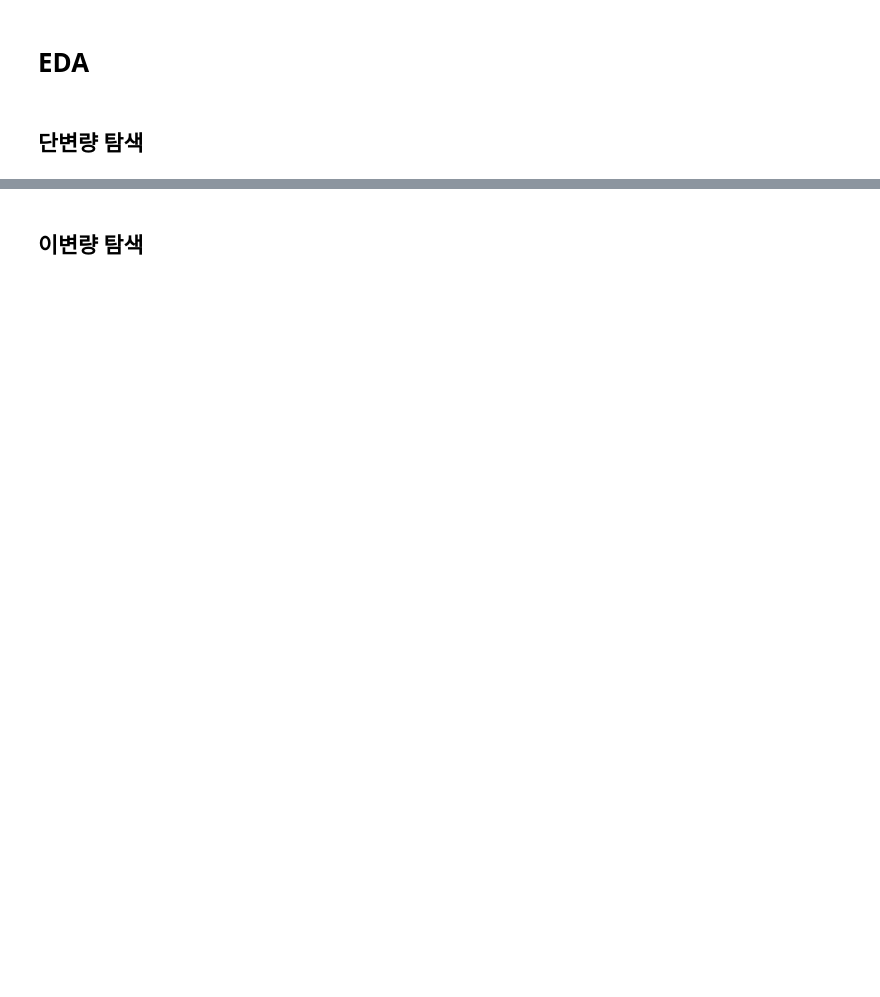
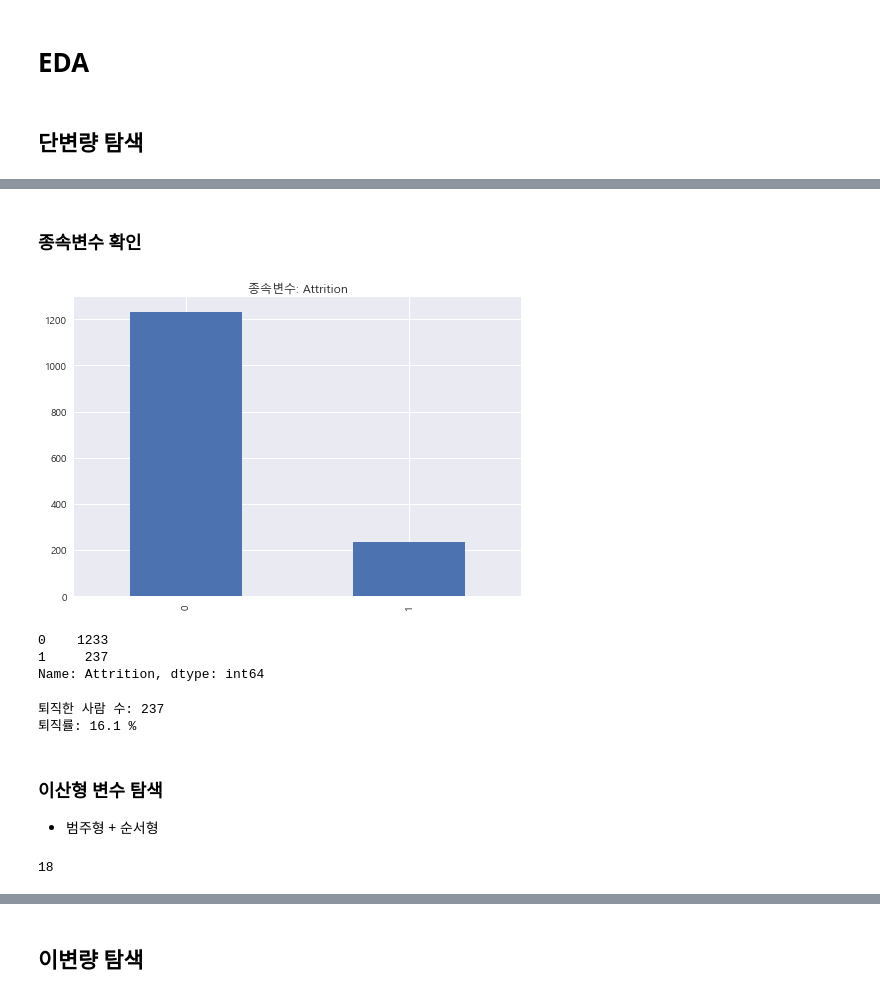
Before and after one commit to yoonene/Tobigs16_assignment, a Jupyter notebook: week1_EDA_assignment.ipynb, the cells around one changed output, grey strips where cells are left out. Cells and saved outputs as stored; diff of their text form; code cells hidden in the pictures; blank space fills up the shorter version.

```diff
--- a/week1_EDA_assignment.ipynb
+++ b/week1_EDA_assignment.ipynb
@@ -256,0 +261,27 @@ df[numerical].describe()
+# %% [markdown]
+### 종속변수 확인
+# %%
+data['Attrition'].value_counts().plot(kind='bar')
+plt.title('종속변수: Attrition')
+plt.show()
+# %% [output]
+[figure, added]
+# %%
+data['Attrition'].value_counts()
+# %% [output]
+0    1233
+1     237
+Name: Attrition, dtype: int64
+# %%
+print('퇴직한 사람 수:',data['Attrition'].value_counts()[1])
+print('퇴직률:',round(data['Attrition'].value_counts()[1]/len(data)*100,1),'%')
+# %% [output]
+퇴직한 사람 수: 237
+퇴직률: 16.1 %
+# %% [markdown]
+### 이산형 변수 탐색
+* 범주형 + 순서형
+# %%
+len(discrete)
+# %% [output]
+18
```
Also changed, not shown: parts of 93 cells of this notebook, 1 other file.
